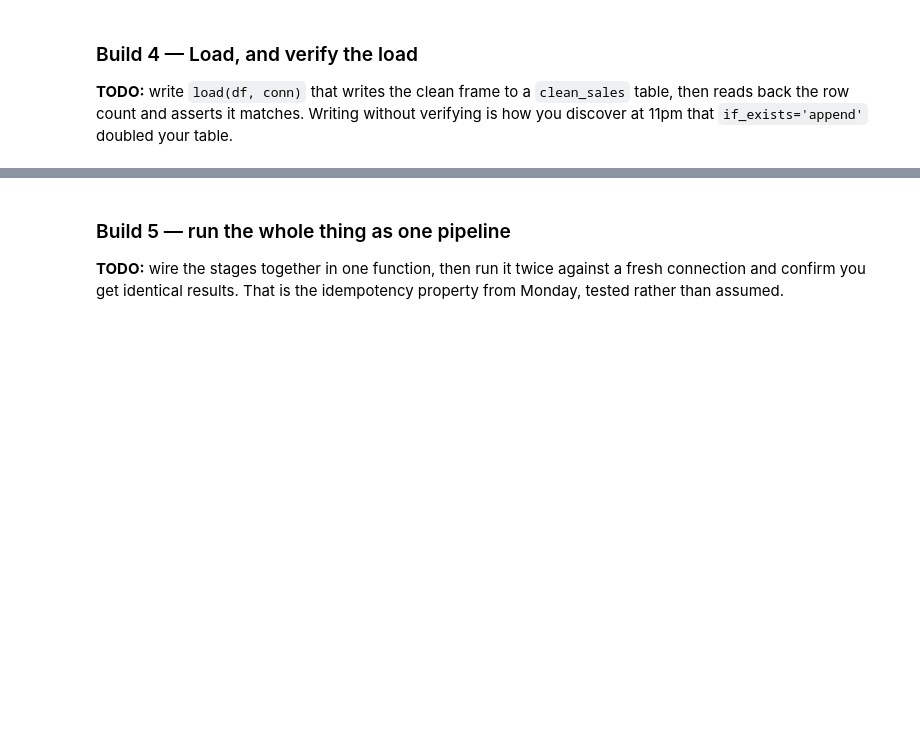
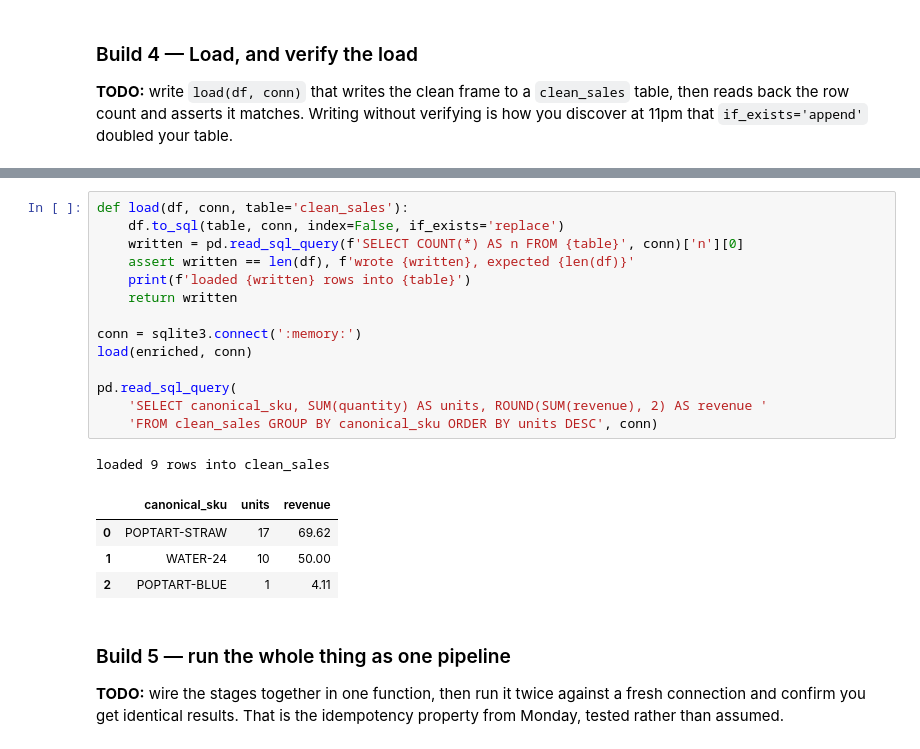
Before and after one commit to junseo25/ds2002-fa26, a Jupyter notebook: notebooks/05-etl-walmart/2026_10_14_Jun_Seo_Lee__—_Mini_ETL_on_Walmart_Sample_—_Studio.ipynb, the cells around one changed output, grey strips where cells are left out. Cells and saved outputs as stored; diff of their text form; blank space fills up the shorter version.

```diff
--- a/notebooks/05-etl-walmart/2026_10_14_Jun_Seo_Lee__—_Mini_ETL_on_Walmart_Sample_—_Studio.ipynb
+++ b/notebooks/05-etl-walmart/2026_10_14_Jun_Seo_Lee__—_Mini_ETL_on_Walmart_Sample_—_Studio.ipynb
@@ -138,3 +193,23 @@ load(enriched, conn)
+# %%
+def load(df, conn, table='clean_sales'):
+    df.to_sql(table, conn, index=False, if_exists='replace')
+    written = pd.read_sql_query(f'SELECT COUNT(*) AS n FROM {table}', conn)['n'][0]
+    assert written == len(df), f'wrote {written}, expected {len(df)}'
+    print(f'loaded {written} rows into {table}')
+    return written
+
+conn = sqlite3.connect(':memory:')
+load(enriched, conn)
+
+pd.read_sql_query(
+    'SELECT canonical_sku, SUM(quantity) AS units, ROUND(SUM(revenue), 2) AS revenue '
+    'FROM clean_sales GROUP BY canonical_sku ORDER BY units DESC', conn)
+# %% [output]
+loaded 9 rows into clean_sales
+|  | canonical_sku | units | revenue |
+| 0 | POPTART-STRAW | 17 | 69.62 |
+| 1 | WATER-24 | 10 | 50.00 |
+| 2 | POPTART-BLUE | 1 | 4.11 |
 # %% [markdown]
 ### Build 5 — run the whole thing as one pipeline
 
```
Also changed, not shown: parts of 11 cells of this notebook.
